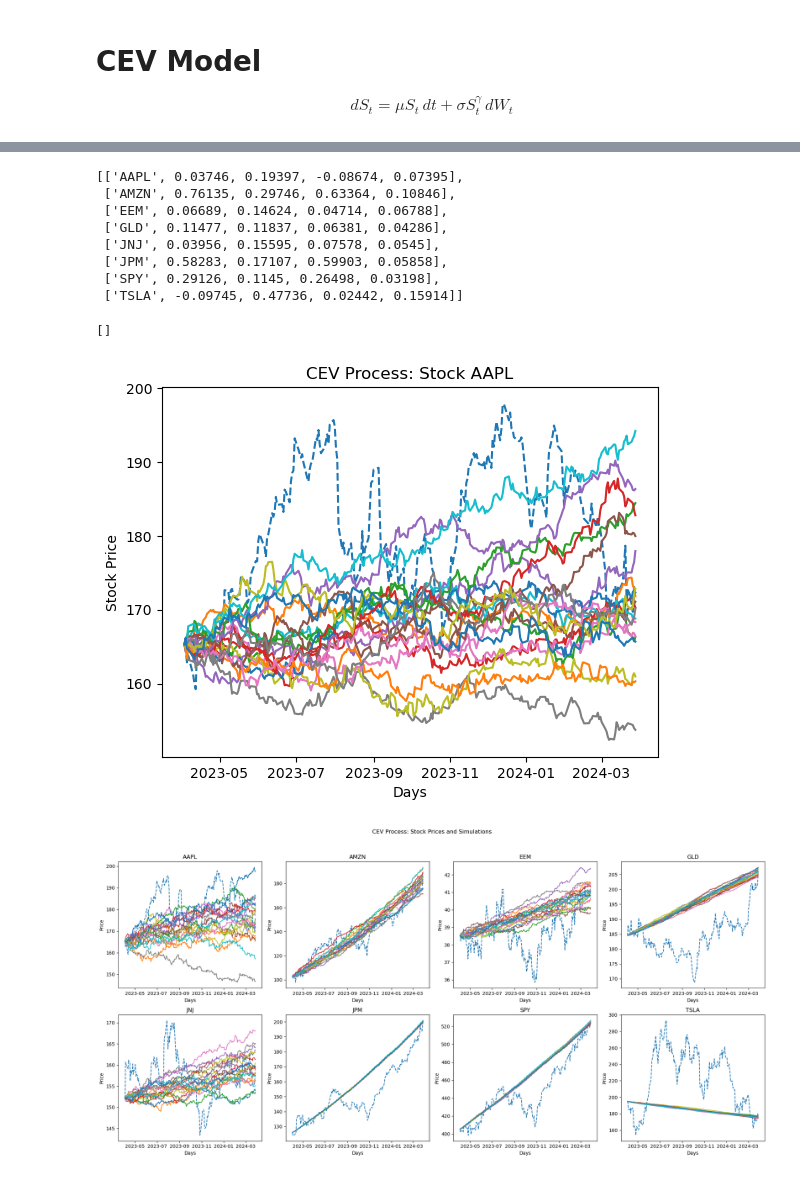
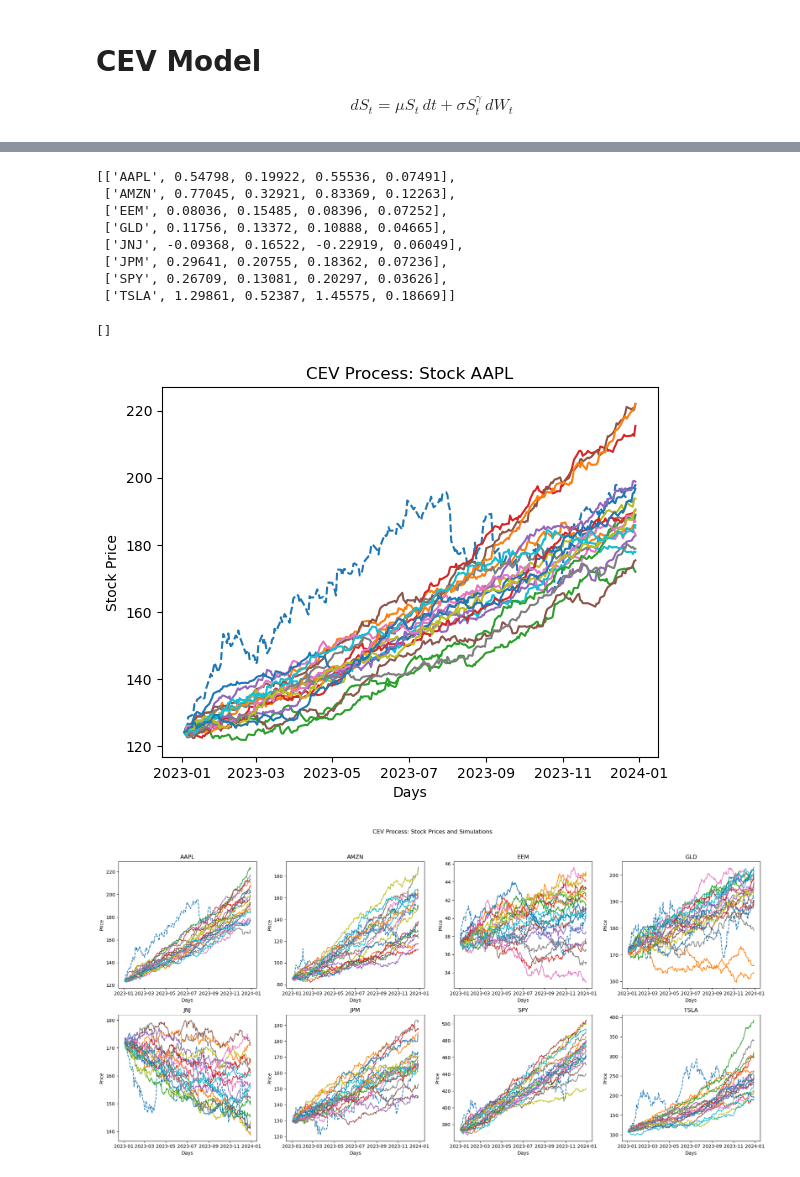
Before and after one commit to Go1vf/Portfolio-Simulation-Surgery, a Jupyter notebook: src/cev_model.ipynb, the cells around one changed output, grey strips where cells are left out. Drawn from its saved outputs; the diff is of its cells as text; code cells hidden in the pictures.

Commit message:
CEV Model Updated (Simulation Graph)

```diff
--- a/src/cev_model.ipynb
+++ b/src/cev_model.ipynb
@@ -14,7 +14,7 @@ $$
 dS_t = \mu S_t \, dt + \sigma S_t^\gamma \, dW_t
 $$
 # %%
-data = pd.read_csv('../data/processed/one_year_price.csv', index_col= 'Date', parse_dates= True)
+data = pd.read_csv('../data/processed/training_prices.csv', index_col= 'Date', parse_dates= True)
 days_trading = 252
 r = 0.02
 T = 1 # Time window for simulation
@@ -142,14 +142,14 @@ for i in range(len(data.columns)):
 # Test Result, we can see that variance varies, weird
 result_list
 # %% [output]
-[['AAPL', 0.03746, 0.19397, -0.08674, 0.07395],
- ['AMZN', 0.76135, 0.29746, 0.63364, 0.10846],
- ['EEM', 0.06689, 0.14624, 0.04714, 0.06788],
- ['GLD', 0.11477, 0.11837, 0.06381, 0.04286],
- ['JNJ', 0.03956, 0.15595, 0.07578, 0.0545],
- ['JPM', 0.58283, 0.17107, 0.59903, 0.05858],
- ['SPY', 0.29126, 0.1145, 0.26498, 0.03198],
- ['TSLA', -0.09745, 0.47736, 0.02442, 0.15914]]
+[['AAPL', 0.54798, 0.19922, 0.55536, 0.07491],
+ ['AMZN', 0.77045, 0.32921, 0.83369, 0.12263],
+ ['EEM', 0.08036, 0.15485, 0.08396, 0.07252],
+ ['GLD', 0.11756, 0.13372, 0.10888, 0.04665],
+ ['JNJ', -0.09368, 0.16522, -0.22919, 0.06049],
+ ['JPM', 0.29641, 0.20755, 0.18362, 0.07236],
+ ['SPY', 0.26709, 0.13081, 0.20297, 0.03626],
+ ['TSLA', 1.29861, 0.52387, 1.45575, 0.18669]]
 # %%
 def CEV_path_simulation(S, T, mu, sigma, gamma, steps, Npaths):
 
@@ -170,32 +170,32 @@ def CEV_path_simulation(S, T, mu, sigma, gamma, steps, Npaths):
 # %%
 ## Plot AAPL as an example
 stock_name = data.columns[0]
 stock = data[[stock_name]]
 
 startstate = stock.iloc[0,0]
 
 prices = stock
 log_ret = np.log(prices /prices.shift(1))
 vol_daily = log_ret.std().tolist()[0]
 vol_yearly = round(vol_daily * 252 ** 0.5,5)
 
 ret_yearly = np.nanmean(log_ret) * 252
 
 mean = ret_yearly
 vol = vol_yearly
 Npaths = 20
-prices_simu = CEV_path_simulation(startstate, T, mean, vol, gammas[stock_name], steps, Npaths)
+prices_simu = CEV_path_simulation(startstate, T, mean, vol, 0.8, steps, Npaths)
 prices_simu = pd.DataFrame(prices_simu, index= data.index)
 
 plt.plot(stock, linestyle = '--')
 plt.plot(prices_simu)
 plt.xlabel('Days')
 plt.ylabel('Stock Price')
 plt.title('CEV Process: Stock {}'.format(stock_name))
 plt.plot()
 # %% [output]
 []
-[figure, old version]
+[figure, new version]
 # %%
 fig, axs = plt.subplots(2, 4, figsize=(20, 10))
 fig.suptitle('CEV Process: Stock Prices and Simulations')
@@ -219,7 +219,8 @@ for i, stock_name in enumerate(data.columns):
     mean = ret_yearly
     vol = vol_yearly
     Npaths = 20
-    prices_simu = CEV_path_simulation(startstate, T, mean, vol, gammas[stock_name], steps, Npaths)
+    prices_simu = CEV_path_simulation(startstate, T, mean, vol, 0.8, steps, Npaths)
+    # prices_simu = CEV_path_simulation_mean(startstate, T, mean, vol, gammas[stock_name], steps, Npaths = 1000)
     prices_simu = pd.DataFrame(prices_simu, index= data.index)
 
     axs[row, col].plot(stock, linestyle='--', label='Actual Price')
@@ -231,4 +232,4 @@ for i, stock_name in enumerate(data.columns):
 plt.tight_layout(rect=[0, 0, 1, 0.95])
 plt.show()
 # %% [output]
-[figure, old version]
+[figure, new version]
```
Also changed, not shown: parts of 1 cell of this notebook.
